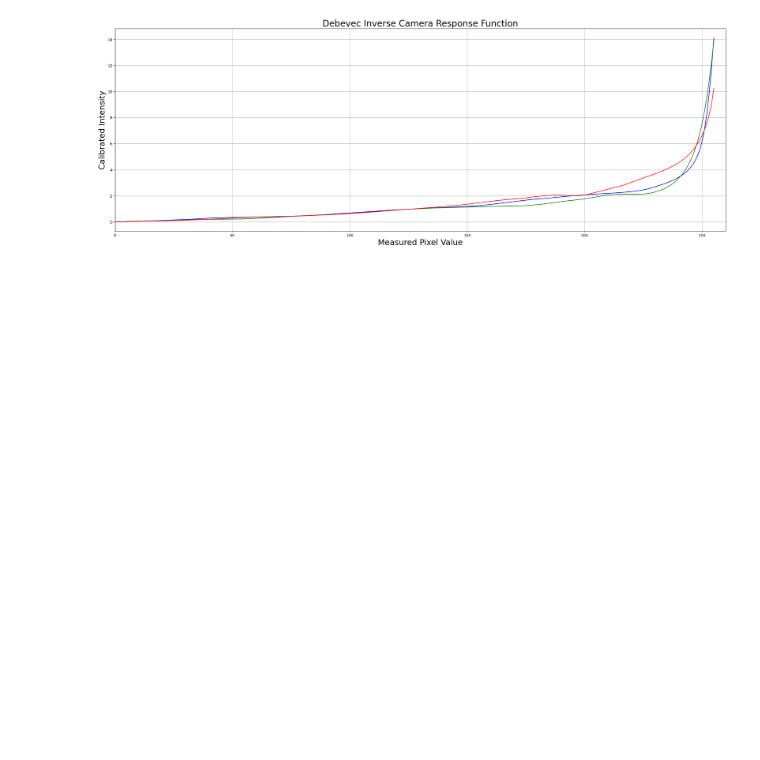
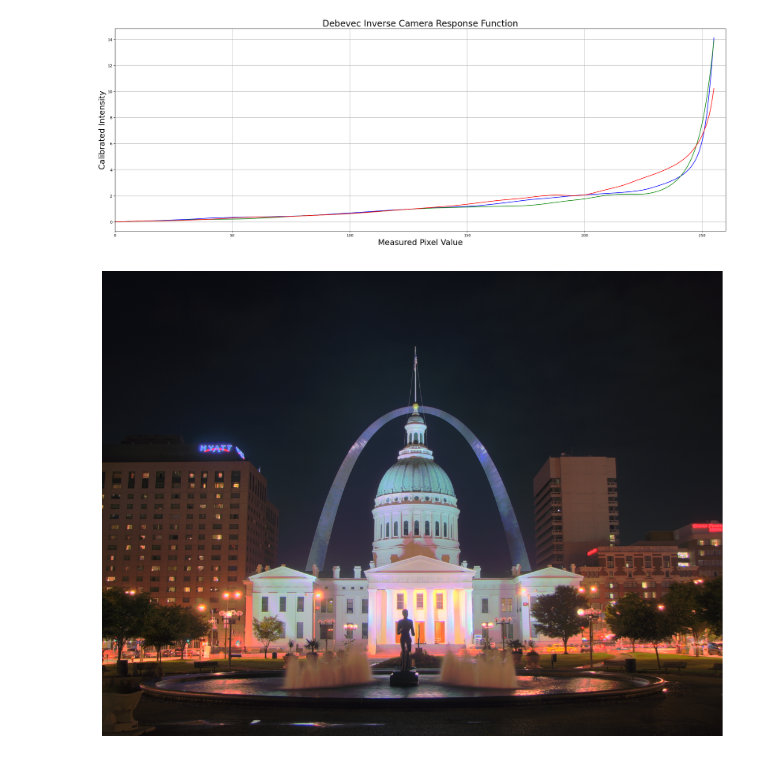
Before and after one commit to pereruannabaala/High_Dynamic_Range, a Jupyter notebook: HDR.ipynb, the cells around one changed output. Cells and saved outputs as stored; diff of their text form; code cells hidden in the pictures; blank space fills up the shorter version.

```diff
--- a/HDR.ipynb
+++ b/HDR.ipynb
@@ -81,3 +81,20 @@ plt.plot(x, y[:, 0], "b", x, y[:, 1], "g", x, y[:, 2], "r")
  <matplotlib.lines.Line2D at 0x...>,
  <matplotlib.lines.Line2D at 0x...>]
 [figure]
+# %%
+# Merge images into an HDR linear image
+mergeDebevec = cv2.createMergeDebevec()
+hdrDebevec = mergeDebevec.process(images, times, responseDebevec)
+# %%
+# Tonemap using Drago's method to obtain 24-bit color image
+tonemapDrago = cv2.createTonemapDrago(1.0, 0.7)
+ldrDrago = tonemapDrago.process(hdrDebevec)
+ldrDrago = 3 * ldrDrago
+
+# Saving image
+cv2.imwrite("ldr-Drago.jpg", 255*ldrDrago)
+
+# Plotting image
+plt.figure(figsize=(20, 10));plt.imshow(np.clip(ldrDrago, 0, 1)[:,:,::-1]);plt.axis("off");
+# %% [output]
+[figure, added]
```
Also changed, not shown: parts of 2 cells of this notebook.
